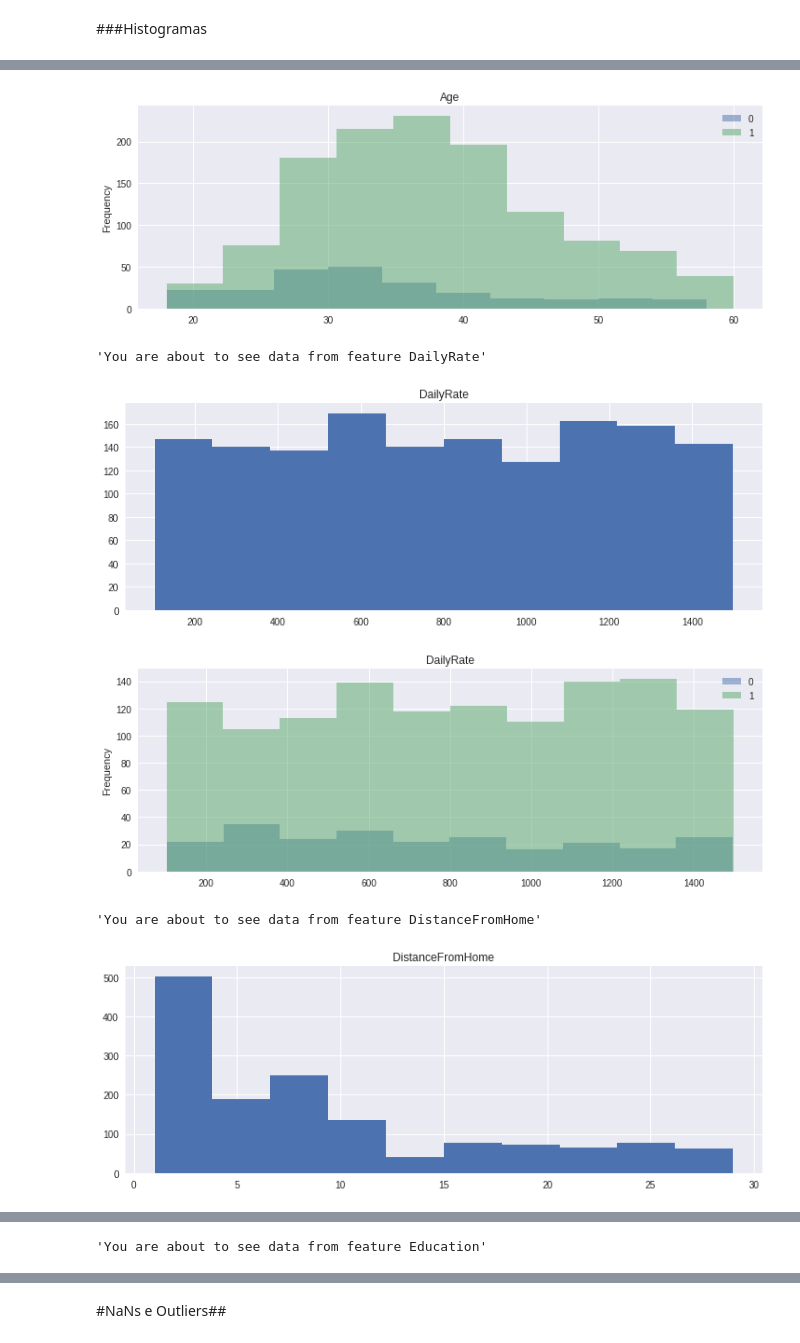
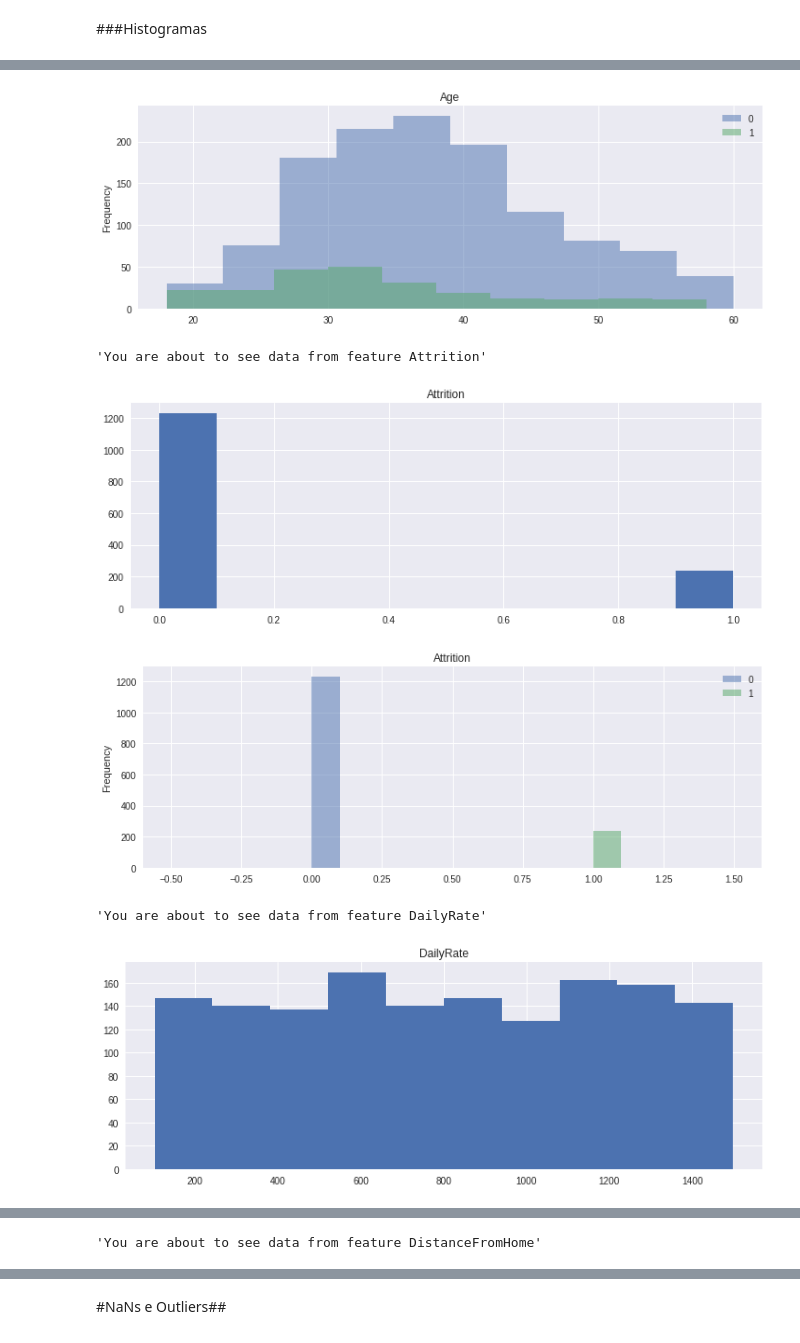
Before and after one commit to Duarbert/SAD_DuarteSantos, a Jupyter notebook: TPC5.ipynb, the cells around one changed output, grey strips where cells are left out. Drawn from its saved outputs; the diff is of its cells as text; code cells hidden in the pictures.

```diff
--- a/TPC5.ipynb
+++ b/TPC5.ipynb
@@ -157,2 +179,26 @@ data.info()
 # %% [markdown]
 #Pré-processamento dos Dados
+# %%
+# Remover colunas irrelevantes
+
+data = data.drop(['StandardHours', 'Over18', 'EmployeeCount'], axis=1)
+# %%
+# Transformar valores de Sim e Não por valores inteiros 1 e 0
+
+mapping = {'Yes':1, 'No':0, 'Female':1, 'Male':0}
+data = data.replace(mapping)
+# %%
+# One Hot Encoding
+aaa = pd.get_dummies(data.BusinessTravel)
+bbb = pd.get_dummies(data.Department)
+ccc = pd.get_dummies(data.JobRole)
+ddd = pd.get_dummies(data.MaritalStatus)
+eee = pd.get_dummies(data.EducationField)
+
+values = [data, aaa, bbb, ccc, ddd, eee]
+
+data = pd.concat(values,axis=1, join_axes=[data.index])
+
+# Apagar colunas que foram one hotted
+
+data = data.drop(['BusinessTravel', 'Department', 'JobRole', 'MaritalStatus', 'EducationField'], axis = 1)
@@ -234,35 +287,35 @@ result
 # %%
 # Função para geração dos histogramas.
 # Usando a keyword 'All', corre todas as features
 
 def plotHist(datasetVar, columnVar):
     if columnVar == 'All':
       for i in datasetVar.columns:
         if is_numeric_dtype(datasetVar[i]):
           display('You are about to see data from feature ' + i)
           datasetVar.hist(column = i, figsize=[12,4])
           plt.show()
-          df3=df2[i].groupby([df2['Target']])
+          df3=data[i].groupby([data['Attrition']])
           plt.ylabel('Number of Workers')
           df3.plot(kind='hist', legend = True, title = i, alpha=0.5, figsize=[12,4])
           plt.show()
     else:
         if is_numeric_dtype(datasetVar[columnVar]):
           display('You are about to see data from feature ' + columnVar)
           datasetVar.hist(column = columnVar, figsize=[12,4])
           plt.show()
-          df3=df2[columnVar].groupby([df2['Target']])
+          df3=data[columnVar].groupby([data['Attrition']])
           plt.ylabel('Number of Workers')
           df3.plot(kind='hist', legend = True, title = columnVar, alpha=0.5, figsize=[12,4])
           plt.show()
 
-plotHist(df2,'All')
+plotHist(data,'All')
 # %% [output]
 'You are about to see data from feature Age'
 [figure]
 [figure]
-'You are about to see data from feature DailyRate'
+'You are about to see data from feature Attrition'
-[figure, old version]
+[figure, new version]
-[figure, old version]
+[figure, new version]
-'You are about to see data from feature DistanceFromHome'
+'You are about to see data from feature DailyRate'
-[figure, old version]
+[figure, new version]
@@ -270 +323 @@ plotHist(df2,'All')
-'You are about to see data from feature Education'
+'You are about to see data from feature DistanceFromHome'
```
Also changed, not shown: parts of 9 cells of this notebook.
